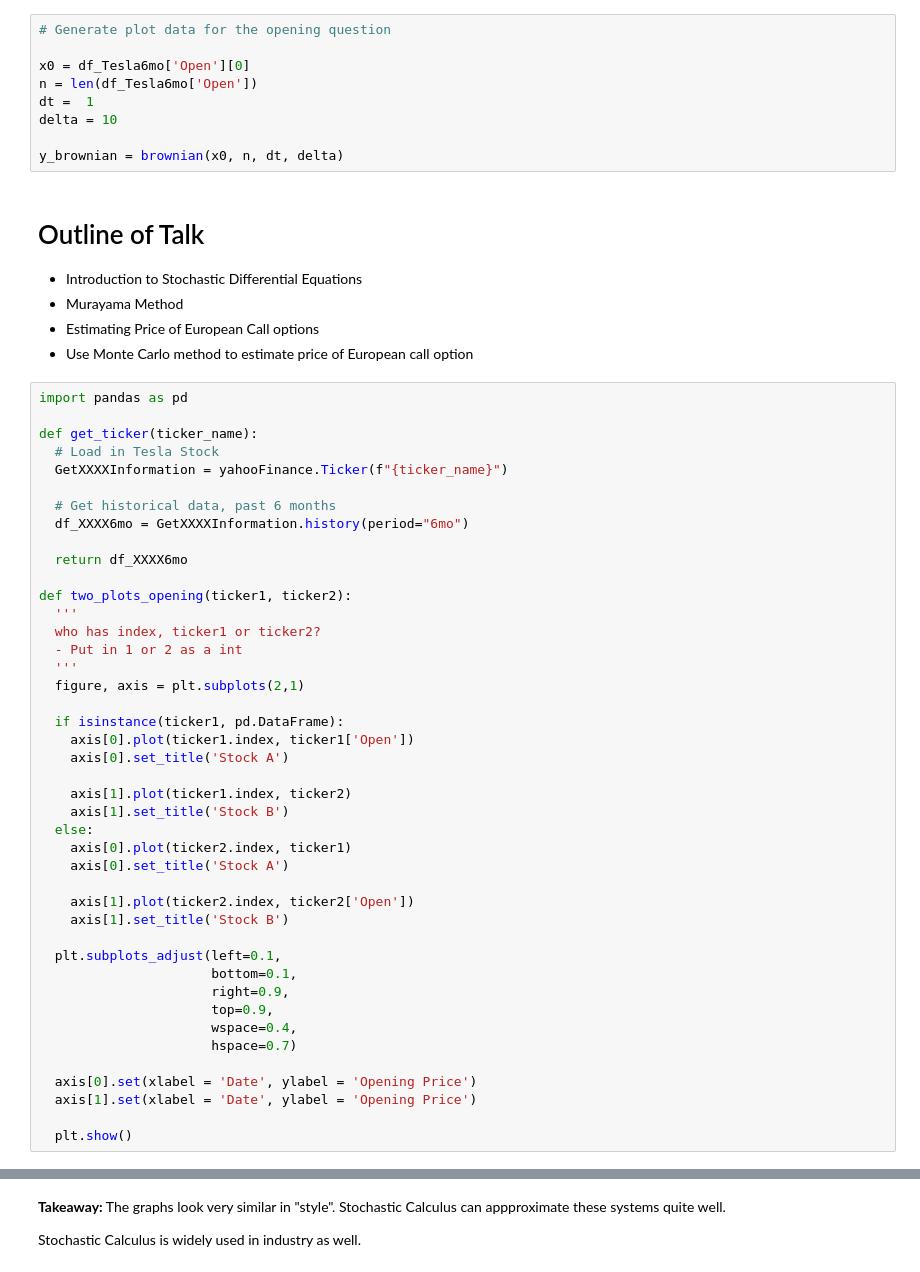
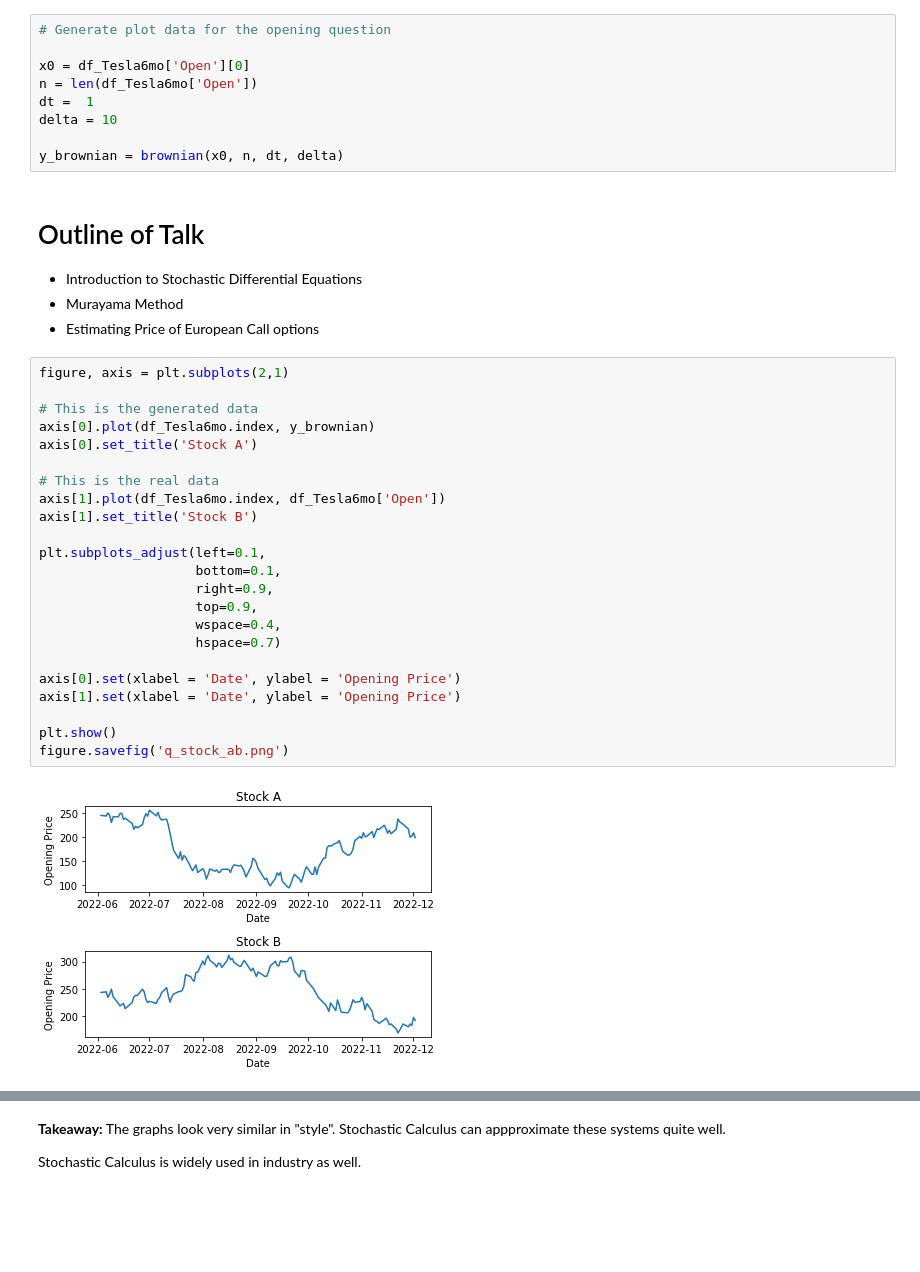
Before and after one commit to clarkmiyamoto/DRP_Fall2022, a Jupyter notebook: DRP_F2022_Presentation.ipynb, the cells around one changed output, grey strips where cells are left out. Cells and saved outputs as stored; diff of their text form; blank space fills up the shorter version.

```diff
--- a/DRP_F2022_Presentation.ipynb
+++ b/DRP_F2022_Presentation.ipynb
@@ -126,47 +124,28 @@ y_brownian = brownian(x0, n, dt, delta)
 - Introduction to Stochastic Differential Equations
 - Murayama Method
 - Estimating Price of European Call options
-- Use Monte Carlo method to estimate price of European call option
 # %%
-import pandas as pd
+figure, axis = plt.subplots(2,1)
 
-def get_ticker(ticker_name):
-  # Load in Tesla Stock
-  GetXXXXInformation = yahooFinance.Ticker(f"{ticker_name}")
+# This is the generated data
+axis[0].plot(df_Tesla6mo.index, y_brownian)
+axis[0].set_title('Stock A')
 
-  # Get historical data, past 6 months
-  df_XXXX6mo = GetXXXXInformation.history(period="6mo")
+# This is the real data
+axis[1].plot(df_Tesla6mo.index, df_Tesla6mo['Open'])
+axis[1].set_title('Stock B')
 
-  return df_XXXX6mo
+plt.subplots_adjust(left=0.1,
+                    bottom=0.1,
+                    right=0.9,
+                    top=0.9,
+                    wspace=0.4,
+                    hspace=0.7)
 
-def two_plots_opening(ticker1, ticker2):
-  '''
-  who has index, ticker1 or ticker2?
-  - Put in 1 or 2 as a int
-  '''
-  figure, axis = plt.subplots(2,1)
+axis[0].set(xlabel = 'Date', ylabel = 'Opening Price')
+axis[1].set(xlabel = 'Date', ylabel = 'Opening Price')
 
-  if isinstance(ticker1, pd.DataFrame):
-    axis[0].plot(ticker1.index, ticker1['Open'])
-    axis[0].set_title('Stock A')
-
-    axis[1].plot(ticker1.index, ticker2)
-    axis[1].set_title('Stock B')
-  else:
-    axis[0].plot(ticker2.index, ticker1)
-    axis[0].set_title('Stock A')
-
-    axis[1].plot(ticker2.index, ticker2['Open'])
-    axis[1].set_title('Stock B')
-
-  plt.subplots_adjust(left=0.1,
-                      bottom=0.1,
-                      right=0.9,
-                      top=0.9,
-                      wspace=0.4,
-                      hspace=0.7)
-
-  axis[0].set(xlabel = 'Date', ylabel = 'Opening Price')
-  axis[1].set(xlabel = 'Date', ylabel = 'Opening Price')
-
-  plt.show()
+plt.show()
+figure.savefig('q_stock_ab.png')
+# %% [output]
+[figure, added]
```
Also changed, not shown: parts of 29 cells of this notebook, 8 other files.
